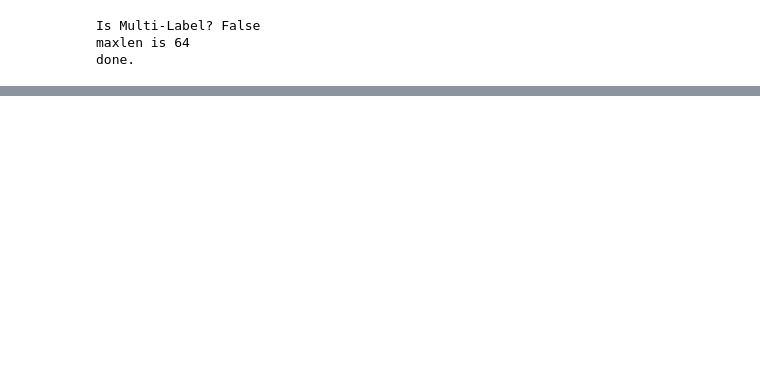
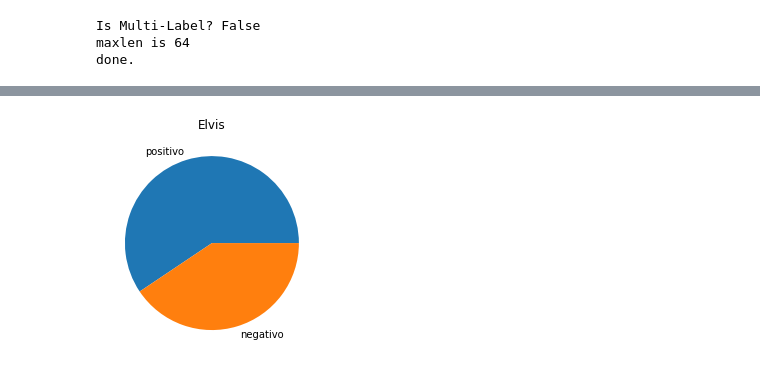
Before and after one commit to LucasGaravaglia/Trabalho3-Minera-o, a Jupyter notebook: Trabalho_3_Lucas.ipynb, the cells around one changed output, grey strips where cells are left out. Saved outputs shown, nothing was run; the diff lists cells and outputs as text; code cells hidden in the pictures; blank space fills up the shorter version.

```diff
--- a/Trabalho_3_Lucas.ipynb
+++ b/Trabalho_3_Lucas.ipynb
@@ -117,0 +209,6 @@ array([[64, 38],
+# %%
+plt.pie([elvis_pos,elvis_neg], labels = ['positivo','negativo'])
+plt.title("Elvis")
+plt.show()
+# %% [output]
+[figure, added]
```
Also changed, not shown: parts of 7 cells of this notebook.
